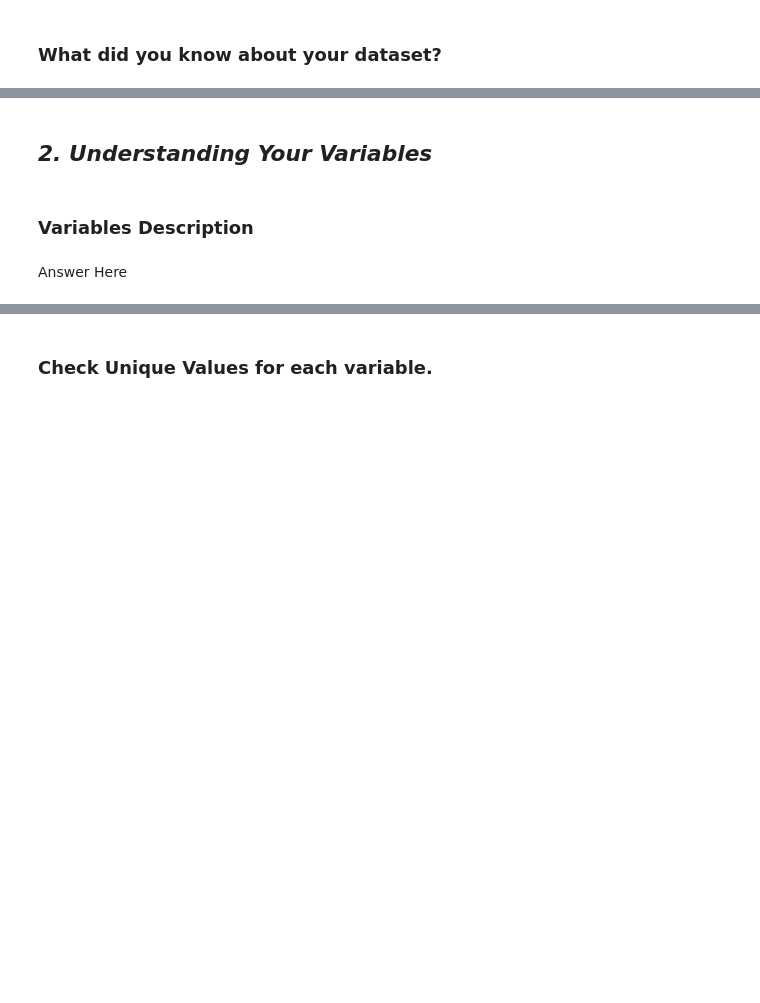
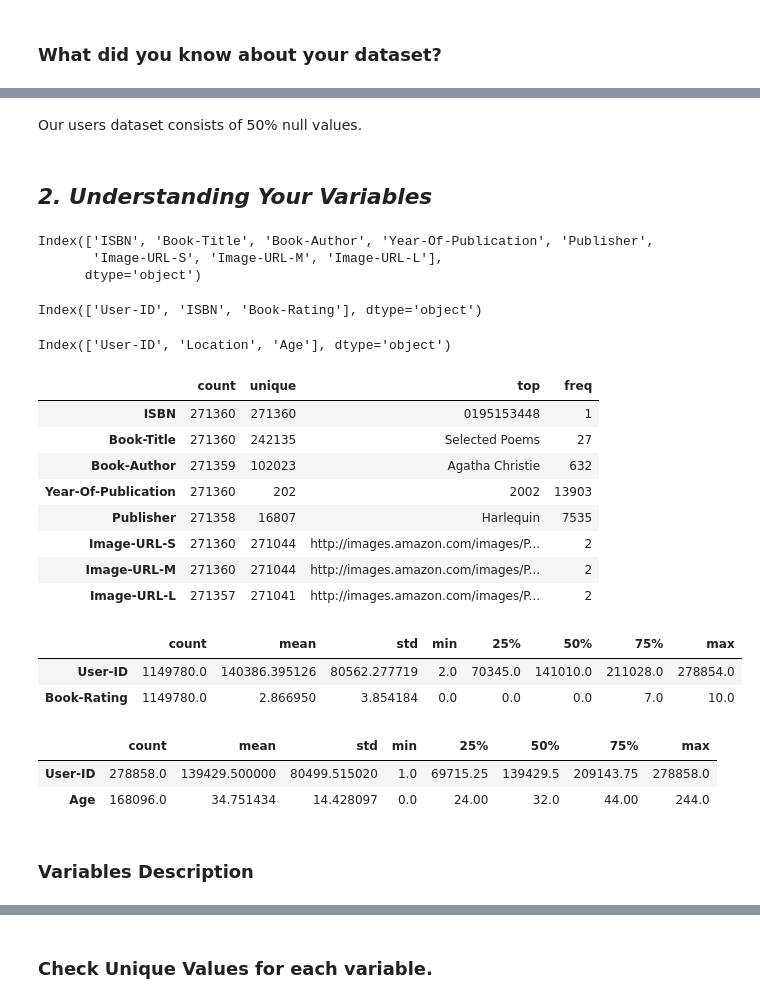
Before and after one commit to Jamal-1018/Book_Recommeder_System_Unsupervised_learning, a Jupyter notebook: Book_recommendation_sysytem_unsupervised.ipynb, the cells around one changed output, grey strips where cells are left out. Cells and saved outputs as stored; diff of their text form; code cells hidden in the pictures; blank space fills up the shorter version.

```diff
--- a/Book_recommendation_sysytem_unsupervised.ipynb
+++ b/Book_recommendation_sysytem_unsupervised.ipynb
@@ -267,10 +265,46 @@ Answer Here
+# %% [markdown]
+Our users dataset consists of 50% null values.
 # %% [markdown]
 ## ***2. Understanding Your Variables***
 # %%
 # Dataset Columns
+books.columns
+# %% [output]
+Index(['ISBN', 'Book-Title', 'Book-Author', 'Year-Of-Publication', 'Publisher',
+       'Image-URL-S', 'Image-URL-M', 'Image-URL-L'],
+      dtype='object')
+# %%
+ratings.columns
+# %% [output]
+Index(['User-ID', 'ISBN', 'Book-Rating'], dtype='object')
+# %%
+users.columns
+# %% [output]
+Index(['User-ID', 'Location', 'Age'], dtype='object')
 # %%
 # Dataset Describe
+books.describe().T
+# %% [output]
+|  | count | unique | top | freq |
+| ISBN | 271360 | 271360 | 0195153448 | 1 |
+| Book-Title | 271360 | 242135 | Selected Poems | 27 |
+| Book-Author | 271359 | 102023 | Agatha Christie | 632 |
+| Year-Of-Publication | 271360 | 202 | 2002 | 13903 |
+| Publisher | 271358 | 16807 | Harlequin | 7535 |
+| Image-URL-S | 271360 | 271044 | http://images.amazon.com/images/P... | 2 |
+| Image-URL-M | 271360 | 271044 | http://images.amazon.com/images/P... | 2 |
+| Image-URL-L | 271357 | 271041 | http://images.amazon.com/images/P... | 2 |
+# %%
+ratings.describe().T
+# %% [output]
+|  | count | mean | std | min | 25% | 50% | 75% | max |
+| User-ID | 1149780.0 | 140386.395126 | 80562.277719 | 2.0 | 70345.0 | 141010.0 | 211028.0 | 278854.0 |
+| Book-Rating | 1149780.0 | 2.866950 | 3.854184 | 0.0 | 0.0 | 0.0 | 7.0 | 10.0 |
+# %%
+users.describe().T
+# %% [output]
+|  | count | mean | std | min | 25% | 50% | 75% | max |
+| User-ID | 278858.0 | 139429.500000 | 80499.515020 | 1.0 | 69715.25 | 139429.5 | 209143.75 | 278858.0 |
+| Age | 168096.0 | 34.751434 | 14.428097 | 0.0 | 24.00 | 32.0 | 44.00 | 244.0 |
 # %% [markdown]
 ### Variables Description
-# %% [markdown]
-Answer Here
```
Also changed, not shown: parts of 21 cells of this notebook.
